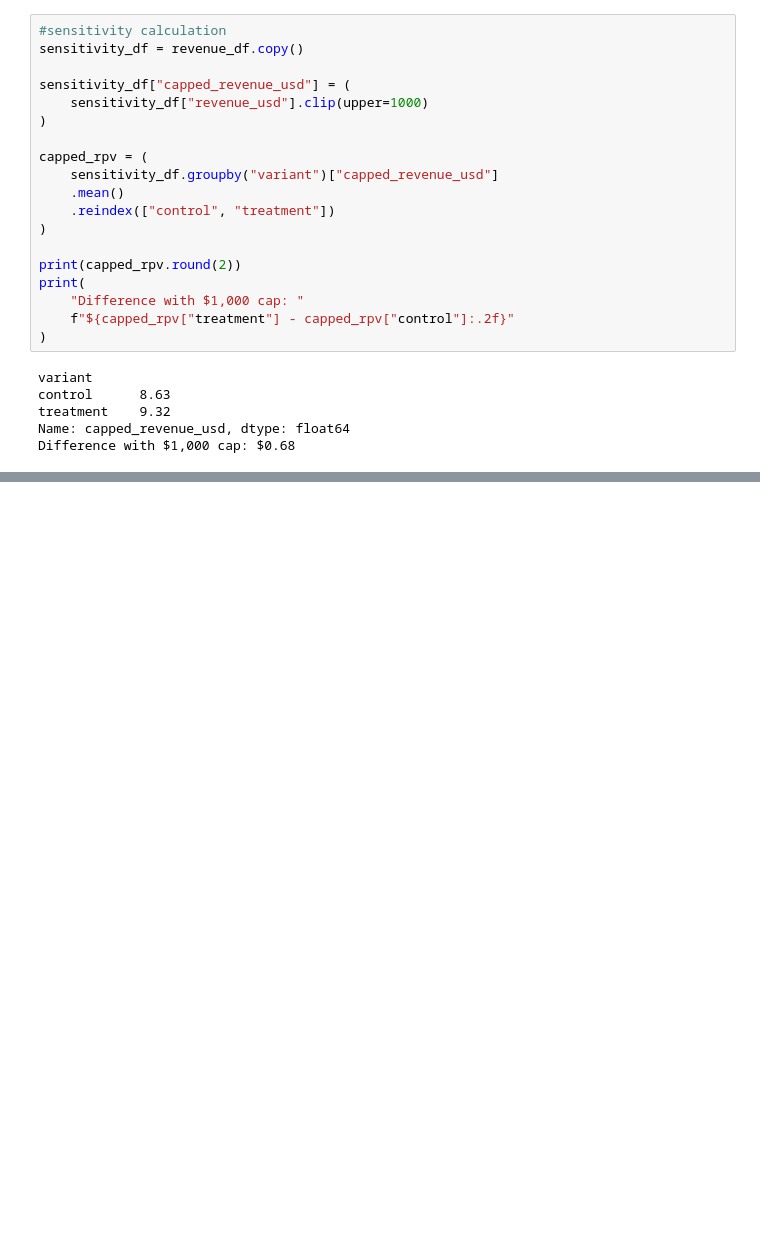
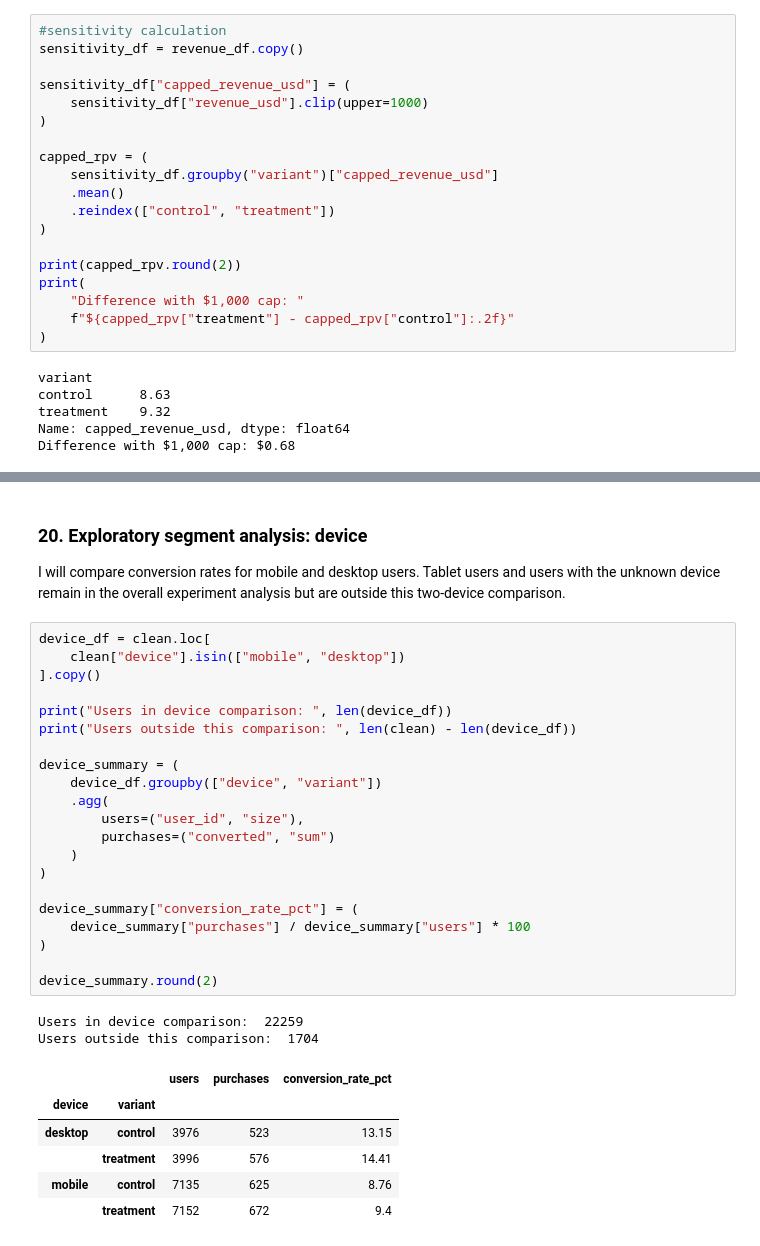
Before and after one commit to mrsmv/ab-testing-checkout-analysis, a Jupyter notebook: 2_notebooks/ab_testing_analysis.ipynb, the cells around one changed output, grey strips where cells are left out. Cells and saved outputs as stored; diff of their text form; blank space fills up the shorter version.

```diff
--- a/2_notebooks/ab_testing_analysis.ipynb
+++ b/2_notebooks/ab_testing_analysis.ipynb
@@ -646,3 +646,36 @@ Difference with $1,000 cap: $0.68
 # %% [markdown]
 ### 19. Revenue interpretation
 The observed treatment-minus-control revenue difference is approximately +$0.14 per visitor but the exploratory bootstrap interval spans negative and positive values. Three large control orders also materially affect the average: applying a $1,000 cap to both groups changes the comparison to approximately +$0.68 per visitor.
+# %% [markdown]
+### 20. Exploratory segment analysis: device
+I will compare conversion rates for mobile and desktop users. Tablet users and users with the unknown device remain in the overall experiment analysis but are outside this two-device comparison.
+# %%
+device_df = clean.loc[
+    clean["device"].isin(["mobile", "desktop"])
+].copy()
+
+print("Users in device comparison: ", len(device_df))
+print("Users outside this comparison: ", len(clean) - len(device_df))
+
+device_summary = (
+    device_df.groupby(["device", "variant"])
+    .agg(
+        users=("user_id", "size"),
+        purchases=("converted", "sum")
+    )
+)
+
+device_summary["conversion_rate_pct"] = (
+    device_summary["purchases"] / device_summary["users"] * 100
+)
+
+device_summary.round(2)
+# %% [output]
+Users in device comparison:  22259
+Users outside this comparison:  1704
+|  |  | users | purchases | conversion_rate_pct |
+| device | variant |  |  |  |
+| desktop | control | 3976 | 523 | 13.15 |
+|  | treatment | 3996 | 576 | 14.41 |
+| mobile | control | 7135 | 625 | 8.76 |
+|  | treatment | 7152 | 672 | 9.4 |
```
Also changed, not shown: parts of 8 cells of this notebook.
